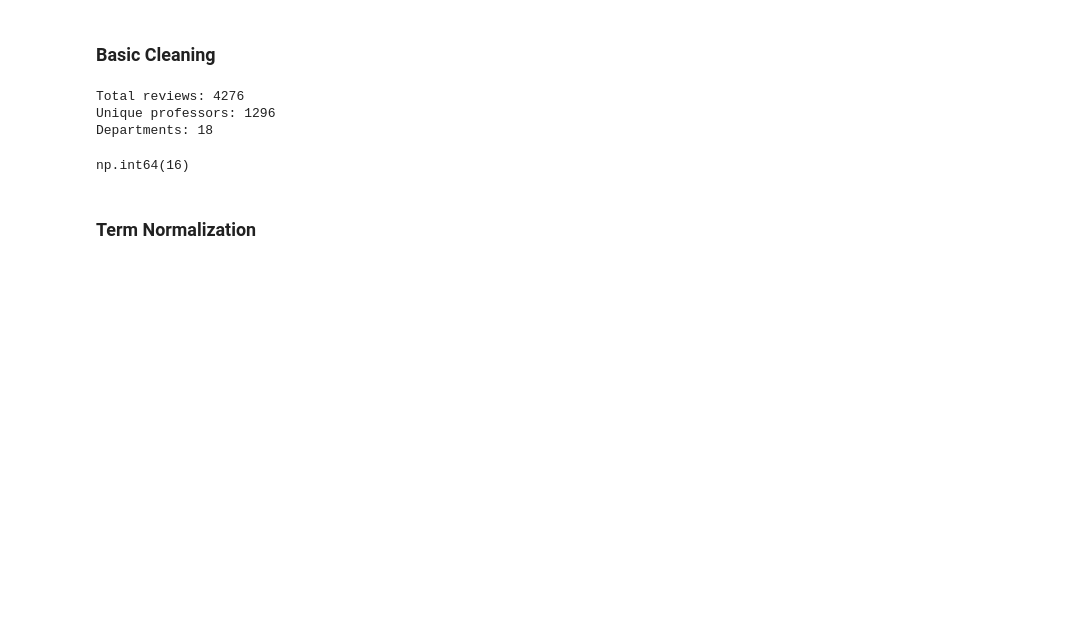
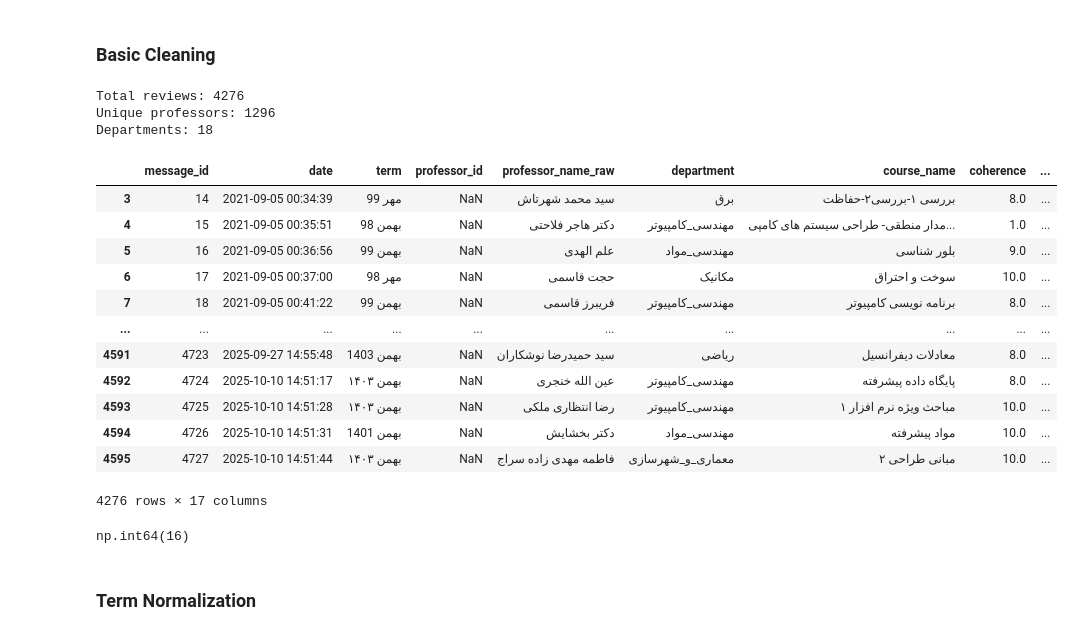
Before and after one commit to aminnademi/Elmosyar, a Jupyter notebook: Cleaning.ipynb, the cells around one changed output. Saved outputs shown, nothing was run; the diff lists cells and outputs as text; code cells hidden in the pictures; blank space fills up the shorter version.

```diff
--- a/Cleaning.ipynb
+++ b/Cleaning.ipynb
@@ -46,6 +46,22 @@ print("Departments:", df["department"].nunique())
 Total reviews: 4276
 Unique professors: 1296
 Departments: 18
+# %%
+df
+# %% [output]
+|  | message_id | date | term | professor_id | professor_name_raw | department | course_name | coherence | ... |
+| 3 | 14 | 2021-09-05 00:34:39 | مهر 99 | NaN | سید محمد شهرتاش | برق | بررسی ۱-بررسی۲-حفاظت | 8.0 | ... |
+| 4 | 15 | 2021-09-05 00:35:51 | بهمن 98 | NaN | دکتر هاجر فلاحتی | مهندسی_کامپیوتر | مدار منطقی- طراحی سیستم های کامپی... | 1.0 | ... |
+| 5 | 16 | 2021-09-05 00:36:56 | بهمن 99 | NaN | علم الهدی | مهندسی_مواد | بلور شناسی | 9.0 | ... |
+| 6 | 17 | 2021-09-05 00:37:00 | مهر 98 | NaN | حجت قاسمی | مکانیک | سوخت و احتراق | 10.0 | ... |
+| 7 | 18 | 2021-09-05 00:41:22 | بهمن 99 | NaN | فریبرز قاسمی | مهندسی_کامپیوتر | برنامه نویسی کامپیوتر | 8.0 | ... |
+| ... | ... | ... | ... | ... | ... | ... | ... | ... | ... |
+| 4591 | 4723 | 2025-09-27 14:55:48 | بهمن 1403 | NaN | سید حمیدرضا نوشکاران | ریاضی | معادلات دیفرانسیل | 8.0 | ... |
+| 4592 | 4724 | 2025-10-10 14:51:17 | بهمن ۱۴۰۳ | NaN | عین الله خنجری | مهندسی_کامپیوتر | پایگاه داده پیشرفته | 8.0 | ... |
+| 4593 | 4725 | 2025-10-10 14:51:28 | بهمن ۱۴۰۳ | NaN | رضا انتظاری ملکی | مهندسی_کامپیوتر | مباحث ویژه نرم افزار ۱ | 10.0 | ... |
+| 4594 | 4726 | 2025-10-10 14:51:31 | بهمن 1401 | NaN | دکتر بخشایش | مهندسی_مواد | مواد پیشرفته | 10.0 | ... |
+| 4595 | 4727 | 2025-10-10 14:51:44 | بهمن ۱۴۰۳ | NaN | فاطمه مهدی زاده سراج | معماری_و_شهرسازی | مبانی طراحی ۲ | 10.0 | ... |
+4276 rows × 17 columns
 # %%
 df['comment_text'].isna().sum()
 # %% [output]
```
Also changed, not shown: parts of 11 cells of this notebook, 1 other file.
